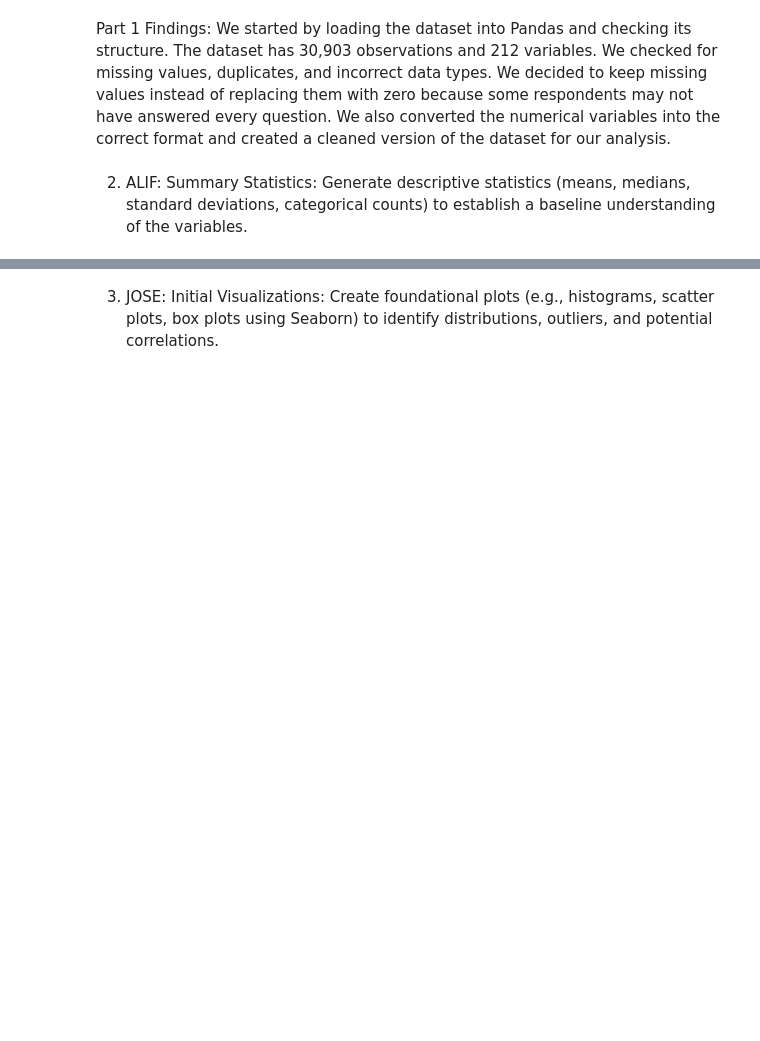
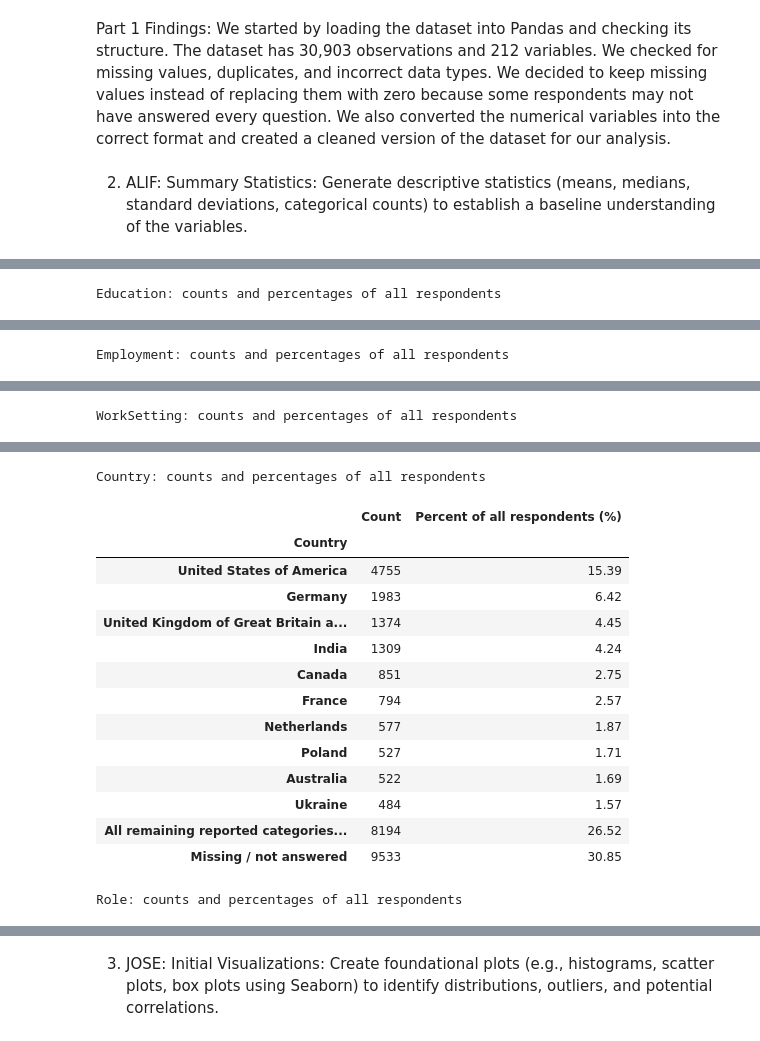
Before and after one commit to Paradise166/cmpsc105-project, a Jupyter notebook: analysis.ipynb, the cells around one changed output, grey strips where cells are left out. Cells and saved outputs as stored; diff of their text form; code cells hidden in the pictures; blank space fills up the shorter version.

```diff
--- a/analysis.ipynb
+++ b/analysis.ipynb
@@ -171,0 +210,59 @@ We started by loading the dataset into Pandas and checking its structure. The da
+# %%
+# Alif: Summary statistics for categorical variables
+category_columns = [
+    "Education", "Employment", "WorkSetting", "Country", "Role"
+]
+category_values = clean[category_columns]
+
+# Show how many respondents answered each question.
+category_coverage = pd.DataFrame({
+    "Answered": category_values.notna().sum(),
+    "Missing": category_values.isna().sum(),
+    "Missing (%)": (category_values.isna().mean() * 100).round(2),
+    "Distinct reported categories": category_values.nunique()
+})
+category_coverage.index.name = "Variable"
+display(category_coverage)
+
+category_tables = {}
+
+for column in category_columns:
+    # Include missing answers as a separate row.
+    counts = clean[column].value_counts()
+    counts.loc["Missing / not answered"] = clean[column].isna().sum()
+
+    table = pd.DataFrame({
+        "Count": counts,
+        "Percent of all respondents (%)": (
+            counts / len(clean) * 100
+        ).round(2)
+    })
+    table.index.name = column
+    category_tables[column] = table
+
+    # Show the top 10 countries and roles, combining the rest.
+    if column in ["Country", "Role"]:
+        reported_counts = counts.drop("Missing / not answered")
+        shown_counts = reported_counts.head(10).copy()
+        shown_counts.loc["All remaining reported categories (combined)"] = (
+            reported_counts.iloc[10:].sum()
+        )
+        shown_counts.loc["Missing / not answered"] = (
+            counts.loc["Missing / not answered"]
+        )
+
+        table = pd.DataFrame({
+            "Count": shown_counts,
+            "Percent of all respondents (%)": (
+                shown_counts / len(clean) * 100
+            ).round(2)
+        })
+        table.index.name = column
+
+    print(f"\n{column}: counts and percentages of all respondents")
+    with pd.option_context(
+        "display.max_colwidth", None,
+        "display.max_rows", None
+    ):
+        display(table)
+# %% [output]
@@ -171,0 +276 @@ We started by loading the dataset into Pandas and checking its structure. The da
+Education: counts and percentages of all respondents
@@ -171,0 +288 @@ We started by loading the dataset into Pandas and checking its structure. The da
+Employment: counts and percentages of all respondents
@@ -171,0 +298 @@ We started by loading the dataset into Pandas and checking its structure. The da
+WorkSetting: counts and percentages of all respondents
@@ -171,0 +307,16 @@ We started by loading the dataset into Pandas and checking its structure. The da
+Country: counts and percentages of all respondents
+|  | Count | Percent of all respondents (%) |
+| Country |  |  |
+| United States of America | 4755 | 15.39 |
+| Germany | 1983 | 6.42 |
+| United Kingdom of Great Britain a... | 1374 | 4.45 |
+| India | 1309 | 4.24 |
+| Canada | 851 | 2.75 |
+| France | 794 | 2.57 |
+| Netherlands | 577 | 1.87 |
+| Poland | 527 | 1.71 |
+| Australia | 522 | 1.69 |
+| Ukraine | 484 | 1.57 |
+| All remaining reported categories... | 8194 | 26.52 |
+| Missing / not answered | 9533 | 30.85 |
+Role: counts and percentages of all respondents
```
Also changed, not shown: parts of 4 cells of this notebook.
